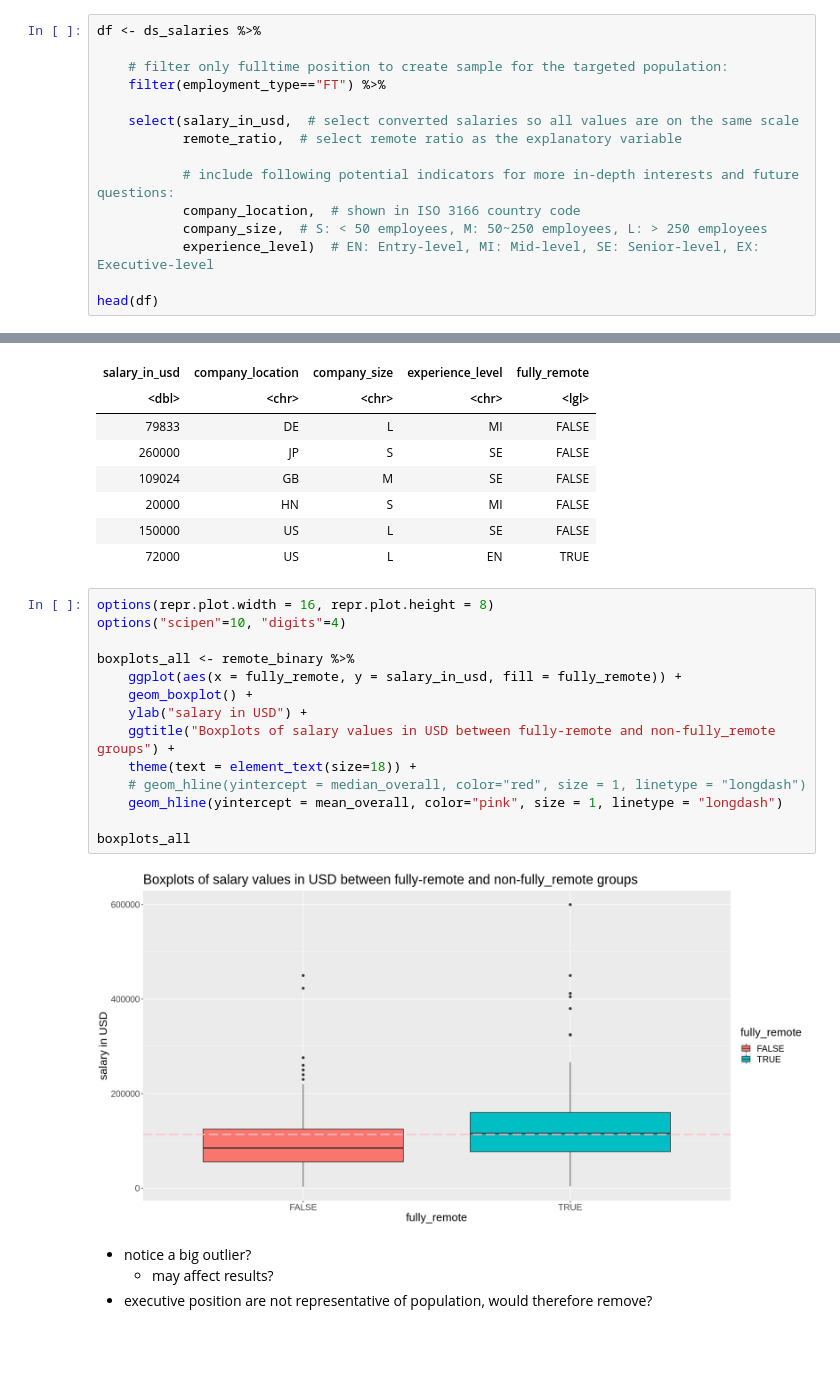
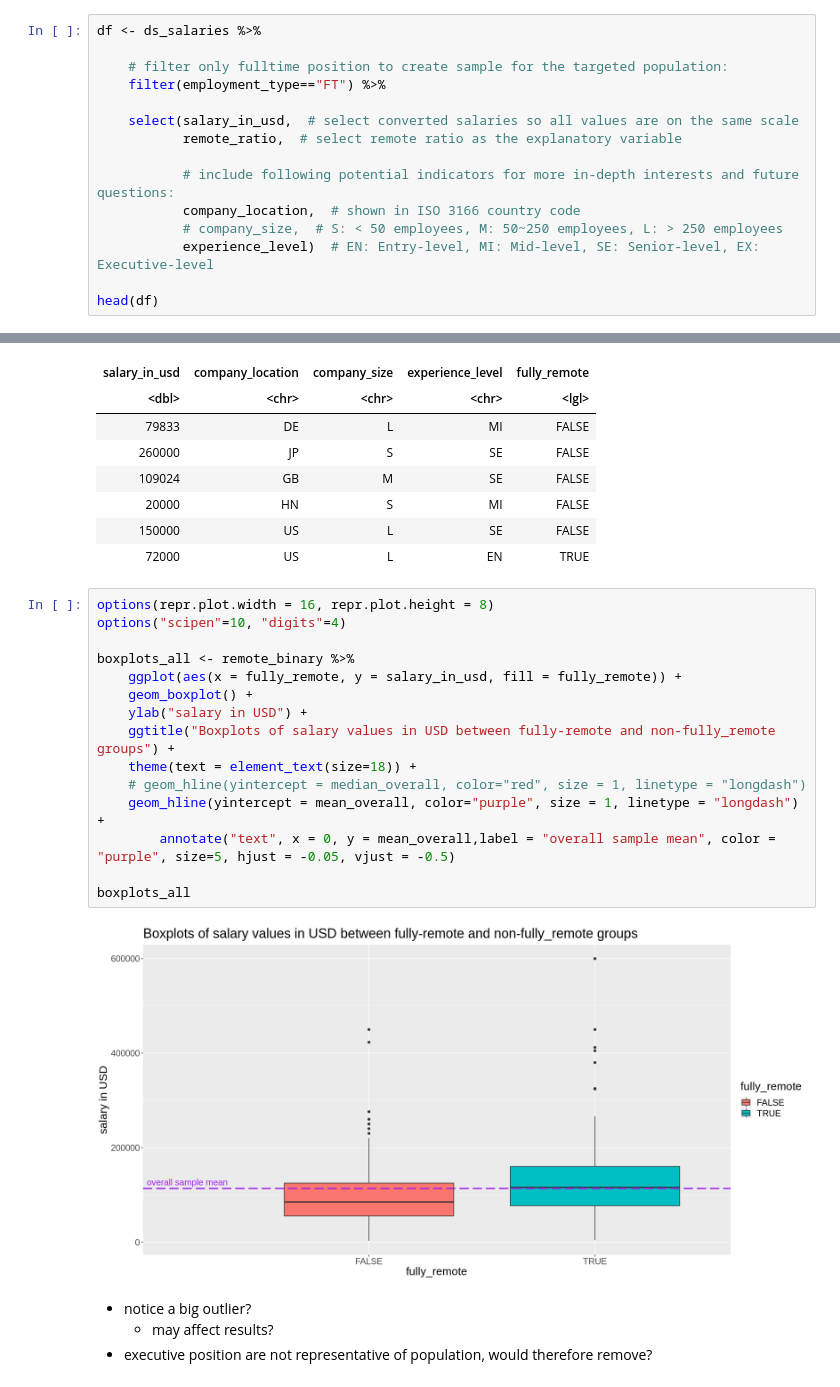
Before and after one commit to ludioludius/STAT201-Project, a Jupyter notebook: Final_Report_Draft.ipynb, the cells around one changed output, grey strips where cells are left out. Cells and saved outputs as stored; diff of their text form; blank space fills up the shorter version.

```diff
--- a/Final_Report_Draft.ipynb
+++ b/Final_Report_Draft.ipynb
@@ -110,7 +110,7 @@ df <- ds_salaries %>%
 
            # include following potential indicators for more in-depth interests and future questions:
            company_location,  # shown in ISO 3166 country code
-           company_size,  # S: < 50 employees, M: 50~250 employees, L: > 250 employees
+           # company_size,  # S: < 50 employees, M: 50~250 employees, L: > 250 employees
            experience_level)  # EN: Entry-level, MI: Mid-level, SE: Senior-level, EX: Executive-level
 
 head(df)
@@ -322,19 +303,20 @@ A tibble: 6 × 5
 # %%
 options(repr.plot.width = 16, repr.plot.height = 8)
 options("scipen"=10, "digits"=4)
 
 boxplots_all <- remote_binary %>%
     ggplot(aes(x = fully_remote, y = salary_in_usd, fill = fully_remote)) +
     geom_boxplot() +
     ylab("salary in USD") +
     ggtitle("Boxplots of salary values in USD between fully-remote and non-fully_remote groups") +
     theme(text = element_text(size=18)) +
     # geom_hline(yintercept = median_overall, color="red", size = 1, linetype = "longdash")
-    geom_hline(yintercept = mean_overall, color="pink", size = 1, linetype = "longdash")
+    geom_hline(yintercept = mean_overall, color="purple", size = 1, linetype = "longdash") +
+        annotate("text", x = 0, y = mean_overall,label = "overall sample mean", color = "purple", size=5, hjust = -0.05, vjust = -0.5)
 
 boxplots_all
 # %% [output]
-[figure, old version]
+[figure, new version]
 # %% [markdown]
 - notice a big outlier?
     - may affect results?
```
Also changed, not shown: parts of 18 cells of this notebook.
